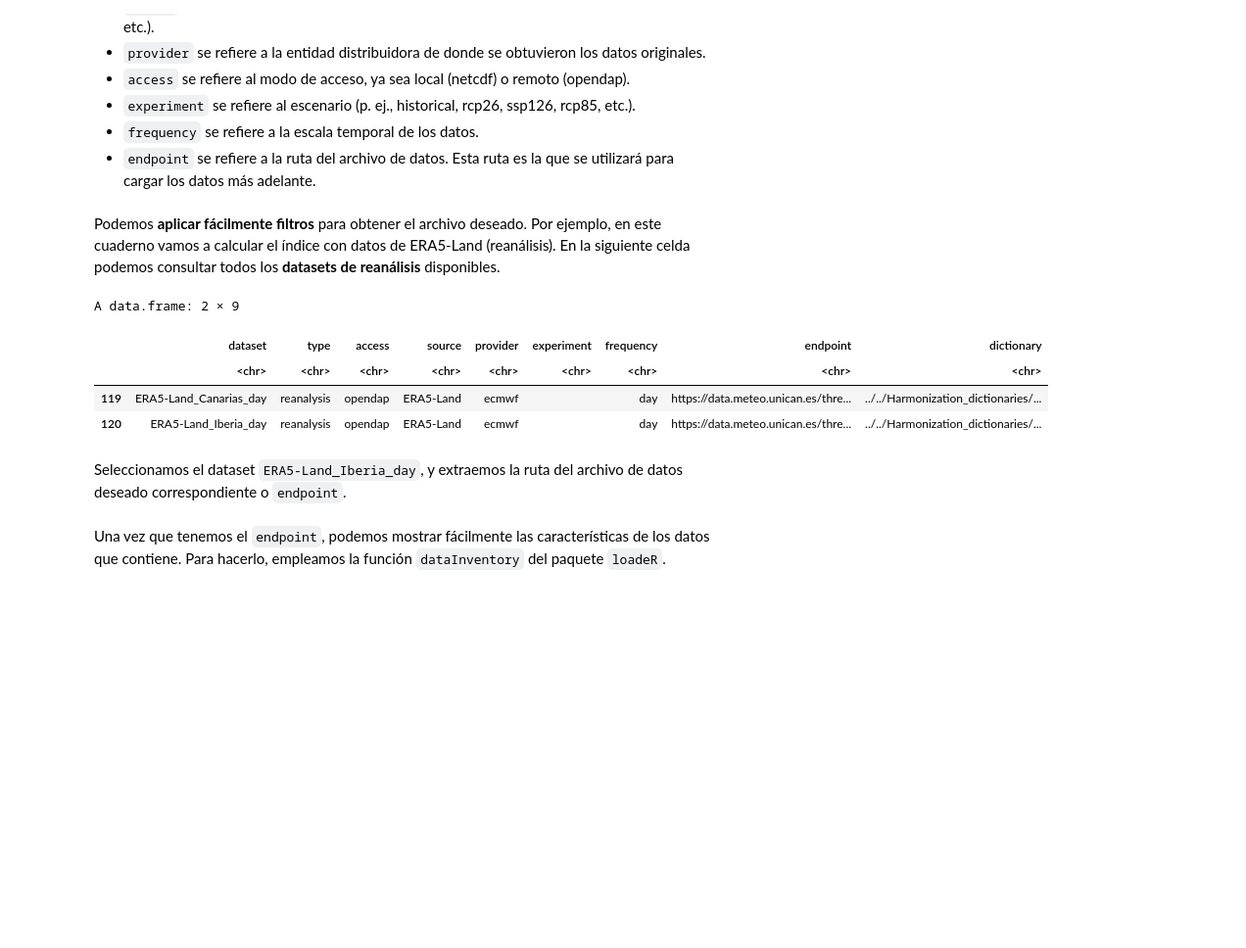
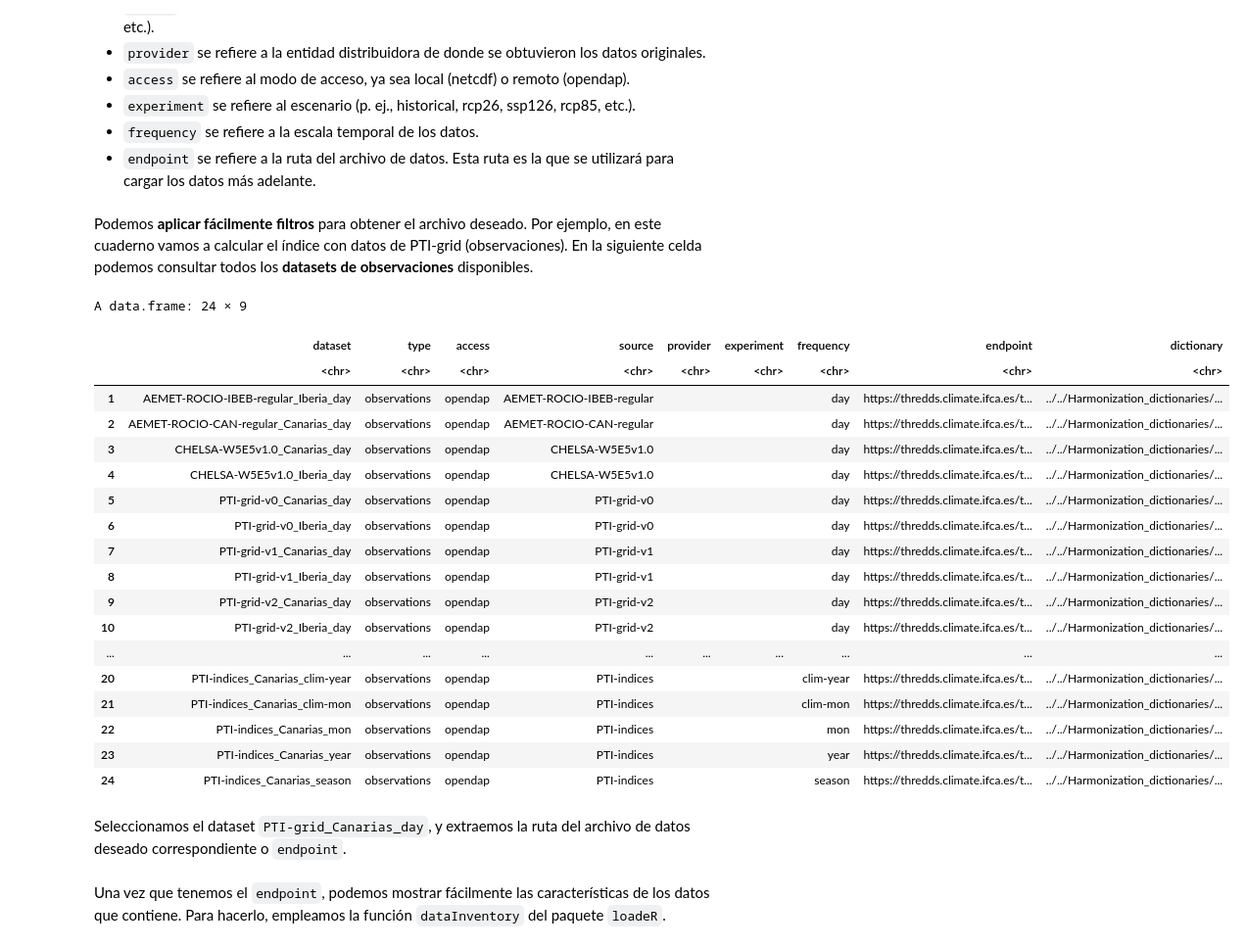
Before and after one commit to SantanderMetGroup/PTI-Clima-Datalab, a Jupyter notebook: Notebooks/R/calculo_indices_FWI_R.ipynb, the cells around one changed output. Shown at 98% size. Saved outputs shown, nothing was run; the diff lists cells and outputs as text; code cells hidden in the pictures; blank space fills up the shorter version.

```diff
--- a/Notebooks/R/calculo_indices_FWI_R.ipynb
+++ b/Notebooks/R/calculo_indices_FWI_R.ipynb
@@ -206,15 +208,29 @@ Se observan diferentes columnas o campos que describen los datos:
 * `frequency` se refiere a la escala temporal de los datos.
 * `endpoint` se refiere a la ruta del archivo de datos. Esta ruta es la que se utilizará para cargar los datos más adelante.
 # %% [markdown]
-Podemos **aplicar fácilmente filtros** para obtener el archivo deseado. Por ejemplo, en este cuaderno vamos a calcular el índice con datos de ERA5-Land (reanálisis). En la siguiente celda podemos consultar todos los **datasets de reanálisis** disponibles.
+Podemos **aplicar fácilmente filtros** para obtener el archivo deseado. Por ejemplo, en este cuaderno vamos a calcular el índice con datos de PTI-grid (observaciones). En la siguiente celda podemos consultar todos los **datasets de observaciones** disponibles.
 # %%
-subset(df, type == "reanalysis")
+subset(df, type == "observations")
 # %% [output]
-A data.frame: 2 × 9
+A data.frame: 24 × 9
 |  | dataset | type | access | source | provider | experiment | frequency | endpoint | dictionary |
 |  | <chr> | <chr> | <chr> | <chr> | <chr> | <chr> | <chr> | <chr> | <chr> |
-| 119 | ERA5-Land_Canarias_day | reanalysis | opendap | ERA5-Land | ecmwf |  | day | https://data.meteo.unican.es/thre... | ../../Harmonization_dictionaries/... |
-| 120 | ERA5-Land_Iberia_day | reanalysis | opendap | ERA5-Land | ecmwf |  | day | https://data.meteo.unican.es/thre... | ../../Harmonization_dictionaries/... |
+| 1 | AEMET-ROCIO-IBEB-regular_Iberia_day | observations | opendap | AEMET-ROCIO-IBEB-regular |  |  | day | https://thredds.climate.ifca.es/t... | ../../Harmonization_dictionaries/... |
+| 2 | AEMET-ROCIO-CAN-regular_Canarias_day | observations | opendap | AEMET-ROCIO-CAN-regular |  |  | day | https://thredds.climate.ifca.es/t... | ../../Harmonization_dictionaries/... |
+| 3 | CHELSA-W5E5v1.0_Canarias_day | observations | opendap | CHELSA-W5E5v1.0 |  |  | day | https://thredds.climate.ifca.es/t... | ../../Harmonization_dictionaries/... |
+| 4 | CHELSA-W5E5v1.0_Iberia_day | observations | opendap | CHELSA-W5E5v1.0 |  |  | day | https://thredds.climate.ifca.es/t... | ../../Harmonization_dictionaries/... |
+| 5 | PTI-grid-v0_Canarias_day | observations | opendap | PTI-grid-v0 |  |  | day | https://thredds.climate.ifca.es/t... | ../../Harmonization_dictionaries/... |
+| 6 | PTI-grid-v0_Iberia_day | observations | opendap | PTI-grid-v0 |  |  | day | https://thredds.climate.ifca.es/t... | ../../Harmonization_dictionaries/... |
+| 7 | PTI-grid-v1_Canarias_day | observations | opendap | PTI-grid-v1 |  |  | day | https://thredds.climate.ifca.es/t... | ../../Harmonization_dictionaries/... |
+| 8 | PTI-grid-v1_Iberia_day | observations | opendap | PTI-grid-v1 |  |  | day | https://thredds.climate.ifca.es/t... | ../../Harmonization_dictionaries/... |
+| 9 | PTI-grid-v2_Canarias_day | observations | opendap | PTI-grid-v2 |  |  | day | https://thredds.climate.ifca.es/t... | ../../Harmonization_dictionaries/... |
+| 10 | PTI-grid-v2_Iberia_day | observations | opendap | PTI-grid-v2 |  |  | day | https://thredds.climate.ifca.es/t... | ../../Harmonization_dictionaries/... |
+| ... | ... | ... | ... | ... | ... | ... | ... | ... | ... |
+| 20 | PTI-indices_Canarias_clim-year | observations | opendap | PTI-indices |  |  | clim-year | https://thredds.climate.ifca.es/t... | ../../Harmonization_dictionaries/... |
+| 21 | PTI-indices_Canarias_clim-mon | observations | opendap | PTI-indices |  |  | clim-mon | https://thredds.climate.ifca.es/t... | ../../Harmonization_dictionaries/... |
+| 22 | PTI-indices_Canarias_mon | observations | opendap | PTI-indices |  |  | mon | https://thredds.climate.ifca.es/t... | ../../Harmonization_dictionaries/... |
+| 23 | PTI-indices_Canarias_year | observations | opendap | PTI-indices |  |  | year | https://thredds.climate.ifca.es/t... | ../../Harmonization_dictionaries/... |
+| 24 | PTI-indices_Canarias_season | observations | opendap | PTI-indices |  |  | season | https://thredds.climate.ifca.es/t... | ../../Harmonization_dictionaries/... |
 # %% [markdown]
-Seleccionamos el dataset `ERA5-Land_Iberia_day`, y extraemos la ruta del archivo de datos deseado correspondiente o `endpoint`.
+Seleccionamos el dataset `PTI-grid_Canarias_day`, y extraemos la ruta del archivo de datos deseado correspondiente o `endpoint`.
 # %%
```
Also changed, not shown: parts of 34 cells of this notebook, 11 other files.
